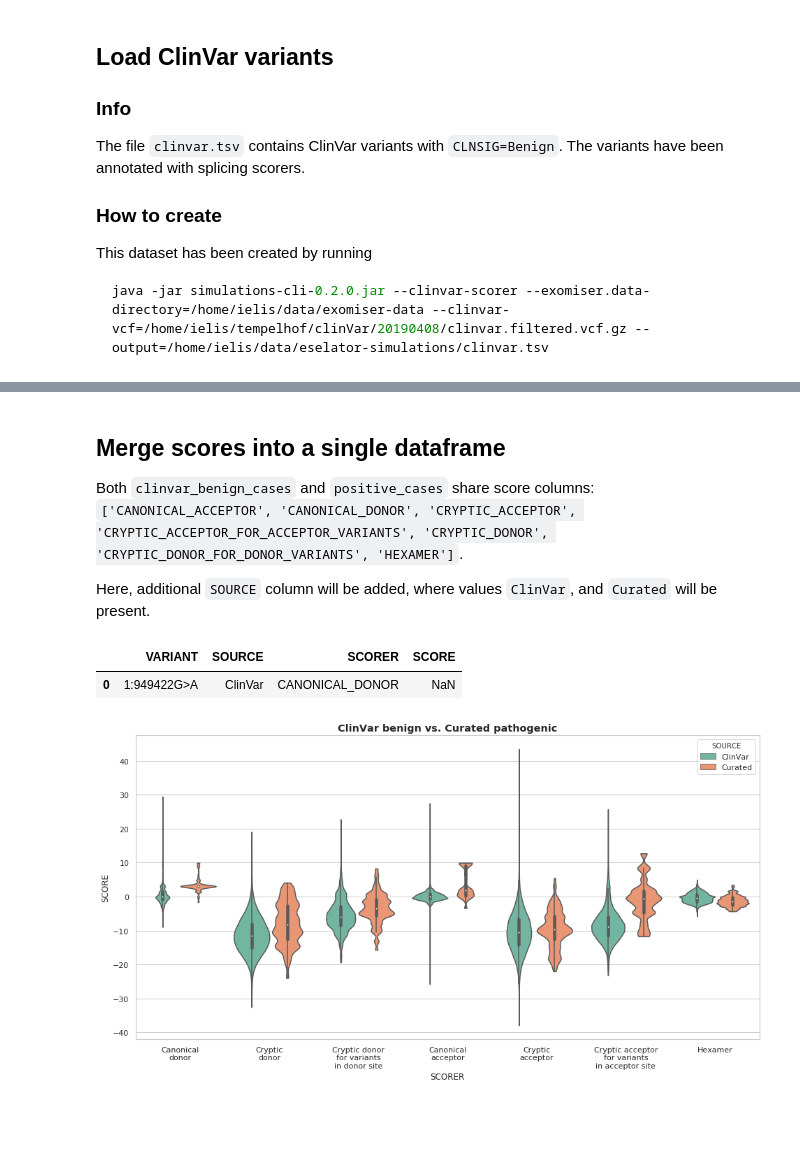
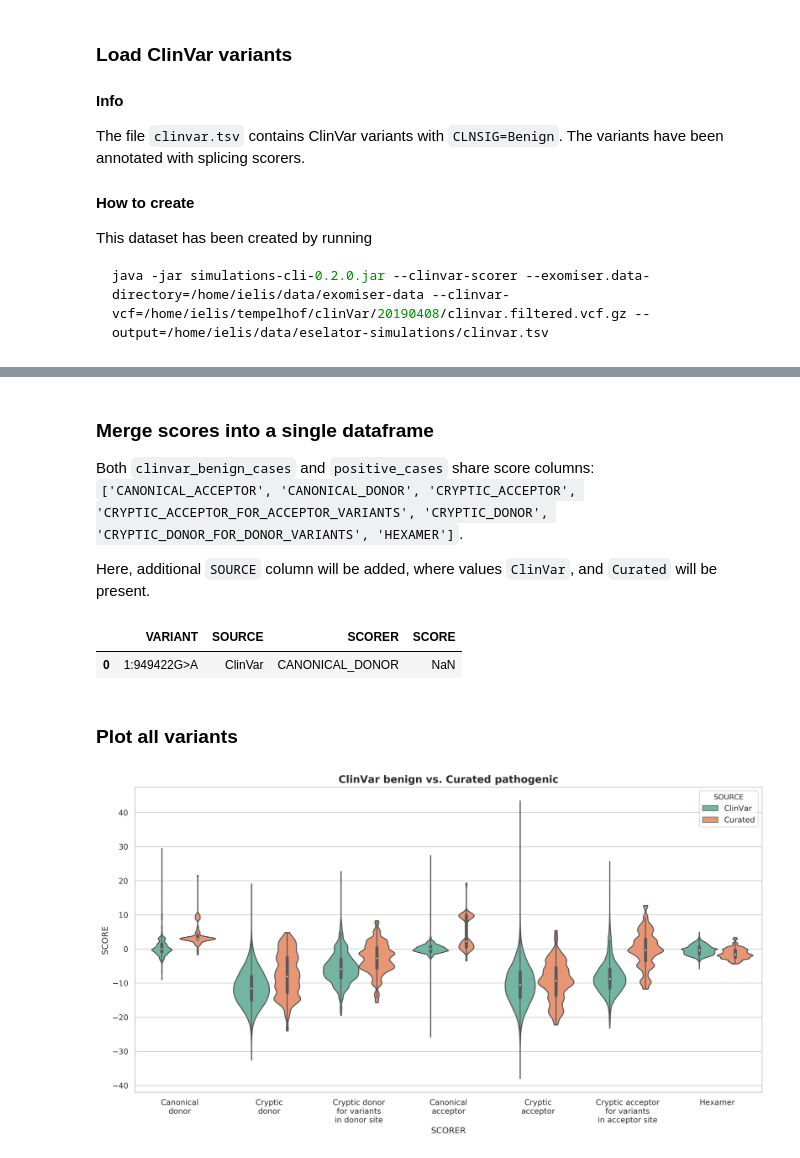
Before and after one commit to monarch-initiative/ExomiserSimulations, a Jupyter notebook: Splice scorers.ipynb, the cells around one changed output, grey strips where cells are left out. Drawn from its saved outputs; the diff is of its cells as text; code cells hidden in the pictures; blank space fills up the shorter version.

````diff
--- a/Splice scorers.ipynb
+++ b/Splice scorers.ipynb
@@ -9,7 +23,9 @@ This notebook shows distribution of scores of variants as calculated by *Eselato
 import pandas as pd
 import matplotlib.pyplot as plt
 import seaborn as sns
+import numpy as np
 
-sns.set(style="whitegrid", palette="pastel", color_codes=True)
+sns.set(style="whitegrid", palette="Set2", color_codes=True)
 figsize=(16, 8)
+dpi = 300
 # %% [markdown]
@@ -32,19 +49,19 @@ java -jar simulations-cli-0.2.0.jar --splice-scorer --exomiser.data-directory=/h
 ```
 # %%
-POS_PATH = "/home/ielis/data/eselator-simulations/scorers_all.tsv"
+POS_PATH = "/home/ielis/data/eselator-simulations/scorers-all.tsv"
 positive_cases = pd.read_table(POS_PATH)
 positive_cases.head(n=1)
 # %% [output]
 |  | PP_ID | VARIANT | VCLASS | PATHOMECHANISM | CONSEQUENCE | CANONICAL_ACCEPTOR | CANONICAL_DONOR | ... |
 | 0 | Aceto-2005-APC | 5:112128142G>A | splicing | splicing|3ss|disrupted | Alternative/cryptic 3' splice site | 9.960002 | NaN | ... |
 # %% [markdown]
-## Load ClinVar variants
+### Load ClinVar variants
 
-### Info
+#### Info
 
 The file `clinvar.tsv` contains ClinVar variants with `CLNSIG=Benign`. The variants have been annotated with splicing scorers.
 
-### How to create
+#### How to create
 This dataset has been created by running
 
 ```bash
@@ -59,7 +76,7 @@ clinvar_benign_cases.head(n=1)
 |  | VARIANT | CANONICAL_ACCEPTOR | CANONICAL_DONOR | CRYPTIC_ACCEPTOR | CRYPTIC_ACCEPTOR_FOR_ACCEPTOR_VAR... | CRYPTIC_DONOR | ... |
 | 0 | 1:949422G>A | NaN | NaN | -3.78016 | NaN | -4.289216 | ... |
 # %% [markdown]
-## Merge scores into a single dataframe
+### Merge scores into a single dataframe
 
 Both `clinvar_benign_cases` and `positive_cases` share score columns: `['CANONICAL_ACCEPTOR', 'CANONICAL_DONOR', 'CRYPTIC_ACCEPTOR', 'CRYPTIC_ACCEPTOR_FOR_ACCEPTOR_VARIANTS', 'CRYPTIC_DONOR', 'CRYPTIC_DONOR_FOR_DONOR_VARIANTS', 'HEXAMER']`.
 
@@ -84,14 +101,16 @@ joined_melted.head(n=1)
 # %% [output]
 |  | VARIANT | SOURCE | SCORER | SCORE |
 | 0 | 1:949422G>A | ClinVar | CANONICAL_DONOR | NaN |
+# %% [markdown]
+### Plot all variants
 # %%
-fig, ax = plt.subplots(figsize=figsize)
+fig, ax = plt.subplots(figsize=figsize, dpi=dpi)
 split_violin = sns.violinplot(x="SCORER", y="SCORE", hue="SOURCE", palette="Set2", bw=.15, cut=0,
                               data=joined_melted, ax=ax)
 xticklabels = split_violin.set_xticklabels(SCORER_NAMES)
 ax_title = ax.set_title("ClinVar benign vs. Curated pathogenic", size='x-large', weight='bold')
 # %% [output]
-[figure, old version]
+[figure, new version]
 # %%
 cat = sns.catplot(x="SCORER", y="SCORE", hue="SOURCE", data=joined_melted, kind='box', palette="Set2")
 xticklabels = cat.ax.set_xticklabels(SCORER_NAMES)
````
Also changed, not shown: parts of 24 cells of this notebook.
